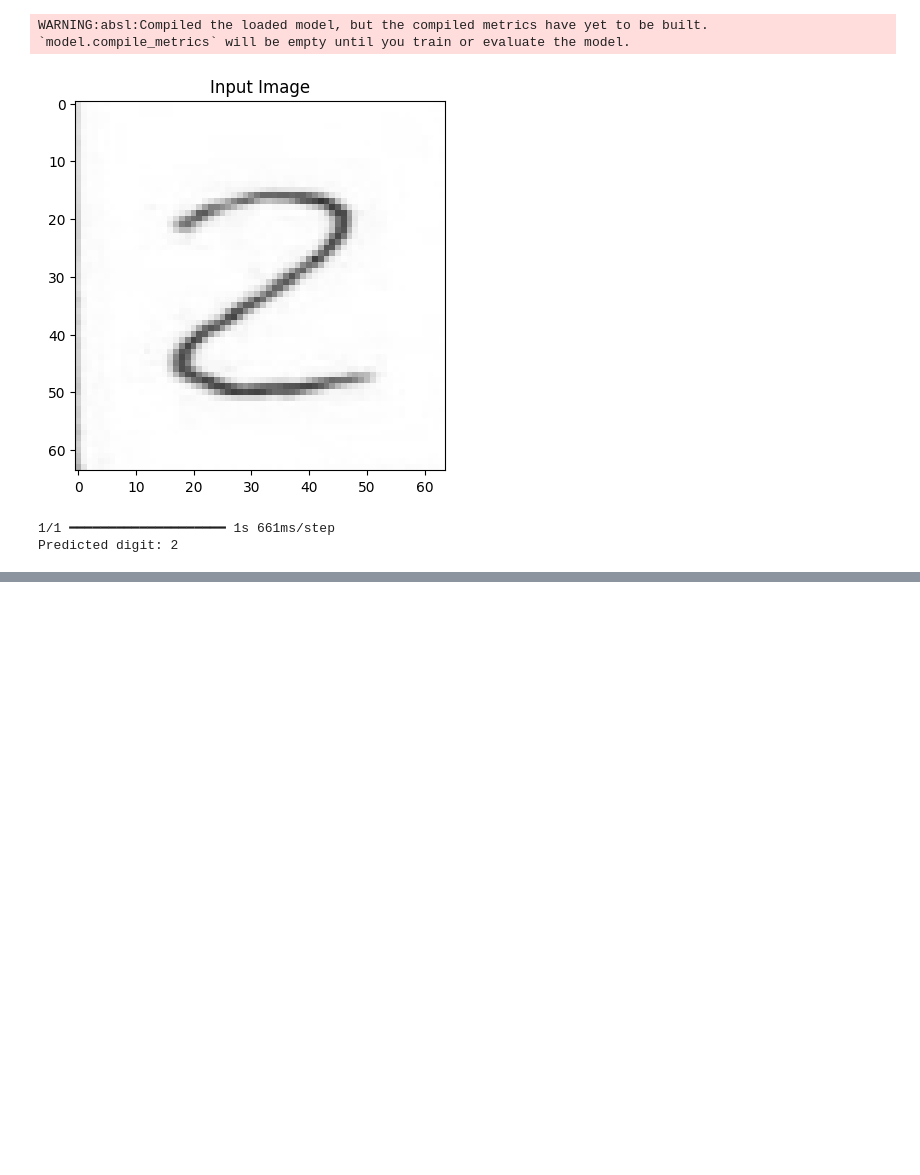
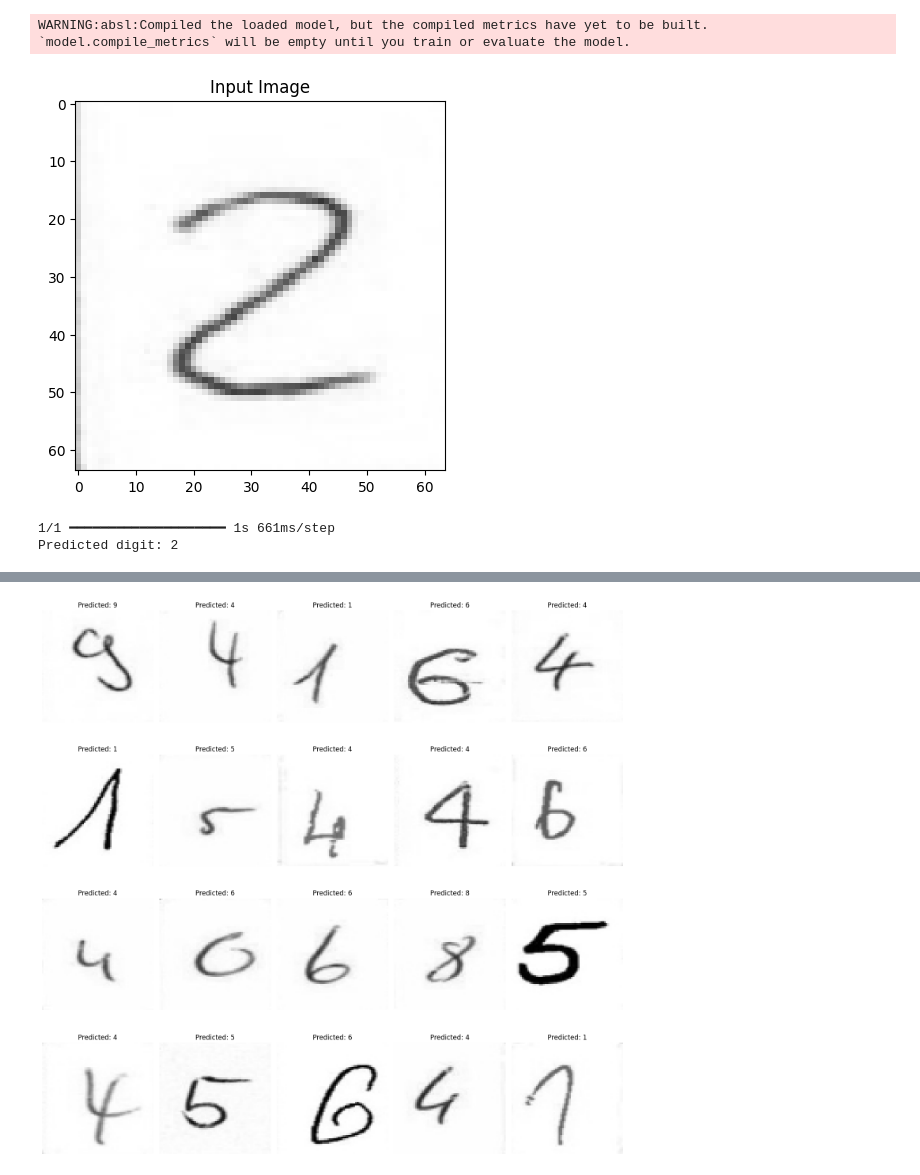
Before and after one commit to DhawalaRajakaruna/ML-Practise, a Jupyter notebook: NumberPrediction.ipynb, the cells around one changed output, grey strips where cells are left out. Drawn from its saved outputs; the diff is of its cells as text; code cells hidden in the pictures; blank space fills up the shorter version.

```diff
--- a/NumberPrediction.ipynb
+++ b/NumberPrediction.ipynb
@@ -281,3 +281,50 @@ print(f"Predicted digit: {predicted_digit}")
 [figure]
 1/1 ━━━━━━━━━━━━━━━━━━━━ 1s 661ms/step
 Predicted digit: 2
+# %%
+import matplotlib.pyplot as plt
+import numpy as np
+import cv2
+import os
+import random
+
+# Function to preprocess the image (same as before)
+def preprocess_image(img_path):
+    img = cv2.imread(img_path, cv2.IMREAD_GRAYSCALE)
+    img = cv2.resize(img, (64, 64))
+    img = img / 255.0
+    img = np.stack([img] * 3, axis=-1)
+    img = np.expand_dims(img, axis=0)
+    return img
+
+# Get the list of images in the test directory
+test_dir = "/content/split_digits/test"  # Update if your test directory is different
+test_images = []
+for digit_folder in os.listdir(test_dir):
+    digit_folder_path = os.path.join(test_dir, digit_folder)
+    if os.path.isdir(digit_folder_path):
+        for image_file in os.listdir(digit_folder_path):
+            image_path = os.path.join(digit_folder_path, image_file)
+            test_images.append(image_path)
+
+# Select 20 random images
+random_images = random.sample(test_images, 20)
+
+# Loop through the random images, predict, and display
+plt.figure(figsize=(15, 15))  # Adjust figure size as needed
+num_cols = 5  # Number of columns in the plot grid
+num_rows = int(np.ceil(len(random_images) / num_cols))  # Calculate number of rows
+
+for i, img_path in enumerate(random_images):
+    processed_image = preprocess_image(img_path)
+    prediction = model.predict(processed_image)
+    predicted_digit = np.argmax(prediction)
+
+    plt.subplot(num_rows, num_cols, i + 1)
+    plt.imshow(processed_image[0])  # Display the image
+    plt.title(f"Predicted: {predicted_digit}")  # Title with prediction
+    plt.axis("off")  # Turn off axis ticks
+
+plt.tight_layout()  # Adjust subplot parameters for a tight layout
+plt.show()
+# %% [output]
@@ -283,0 +351 @@ Predicted digit: 2
+[figure, added]
```
Also changed, not shown: parts of 1 cell of this notebook.
